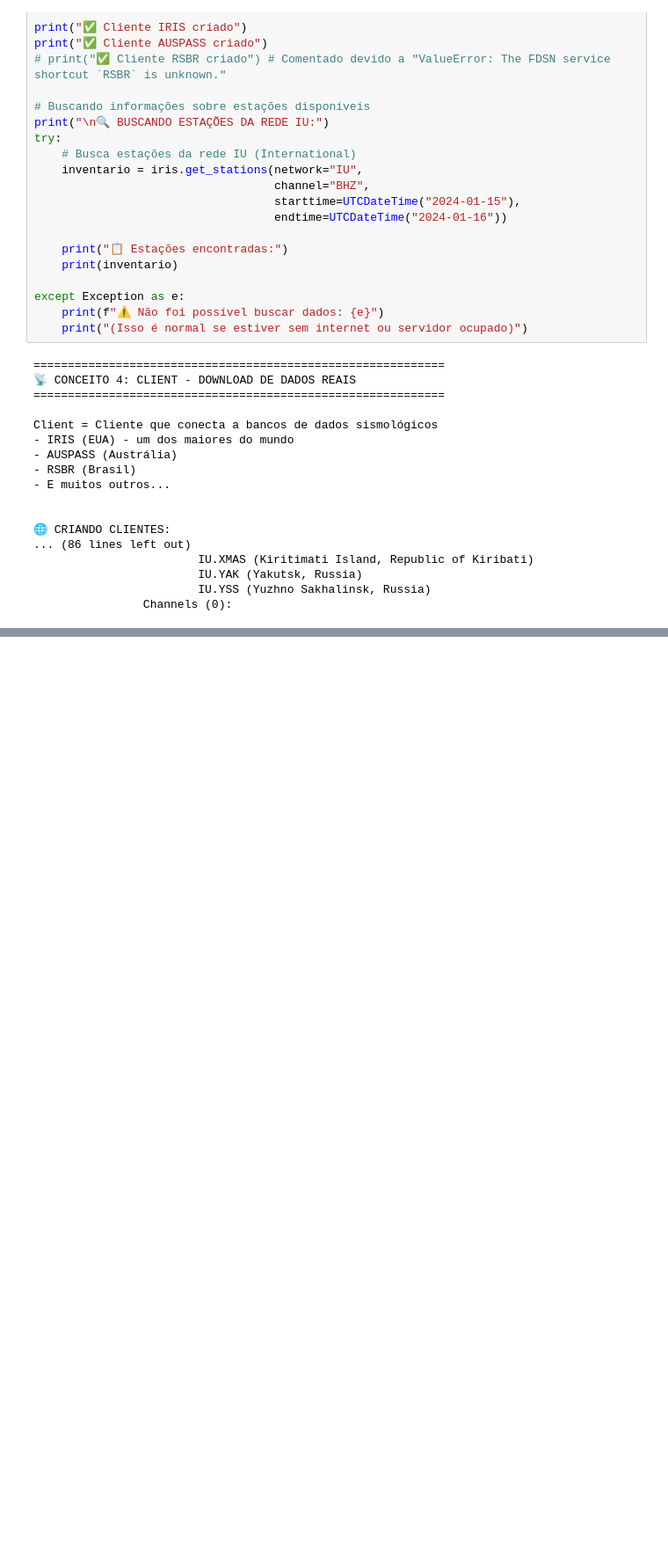
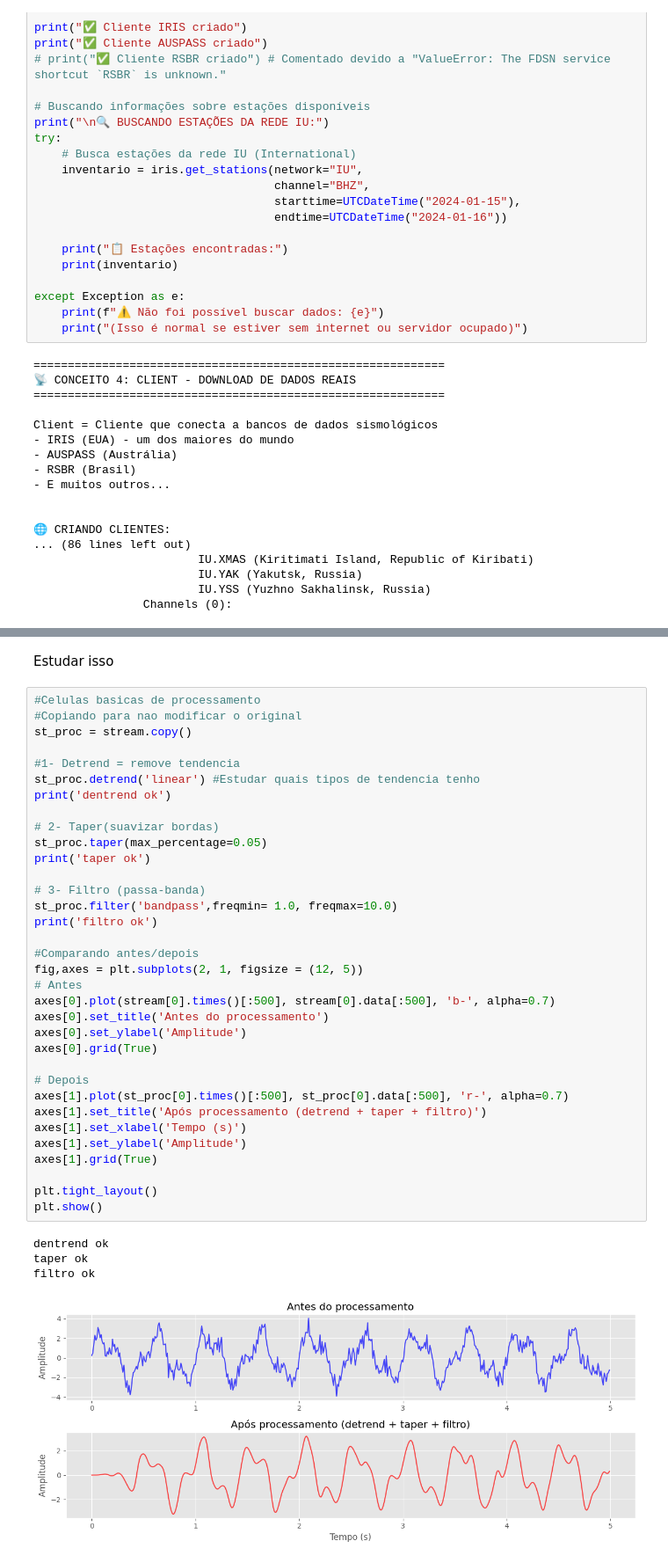
Before and after one commit to alvarosamp/TCC, a Jupyter notebook: ObsPy.ipynb, the cells around one changed output, grey strips where cells are left out. Shown at 88% size. Saved outputs shown, nothing was run; the diff lists cells and outputs as text; blank space fills up the shorter version.

```diff
--- a/ObsPy.ipynb
+++ b/ObsPy.ipynb
@@ -1005,0 +1196,41 @@ KeyError: 'BNH'
+# %% [markdown]
+Estudar isso
+# %%
+#Celulas basicas de processamento
+#Copiando para nao modificar o original
+st_proc = stream.copy()
+
+#1- Detrend = remove tendencia
+st_proc.detrend('linear') #Estudar quais tipos de tendencia tenho
+print('dentrend ok')
+
+# 2- Taper(suavizar bordas)
+st_proc.taper(max_percentage=0.05)
+print('taper ok')
+
+# 3- Filtro (passa-banda)
+st_proc.filter('bandpass',freqmin= 1.0, freqmax=10.0)
+print('filtro ok')
+
+#Comparando antes/depois
+fig,axes = plt.subplots(2, 1, figsize = (12, 5))
+# Antes
+axes[0].plot(stream[0].times()[:500], stream[0].data[:500], 'b-', alpha=0.7)
+axes[0].set_title('Antes do processamento')
+axes[0].set_ylabel('Amplitude')
+axes[0].grid(True)
+
+# Depois
+axes[1].plot(st_proc[0].times()[:500], st_proc[0].data[:500], 'r-', alpha=0.7)
+axes[1].set_title('Após processamento (detrend + taper + filtro)')
+axes[1].set_xlabel('Tempo (s)')
+axes[1].set_ylabel('Amplitude')
+axes[1].grid(True)
+
+plt.tight_layout()
+plt.show()
+# %% [output]
+dentrend ok
+taper ok
+filtro ok
+[figure, added]
```
Also changed, not shown: parts of 26 cells of this notebook.
